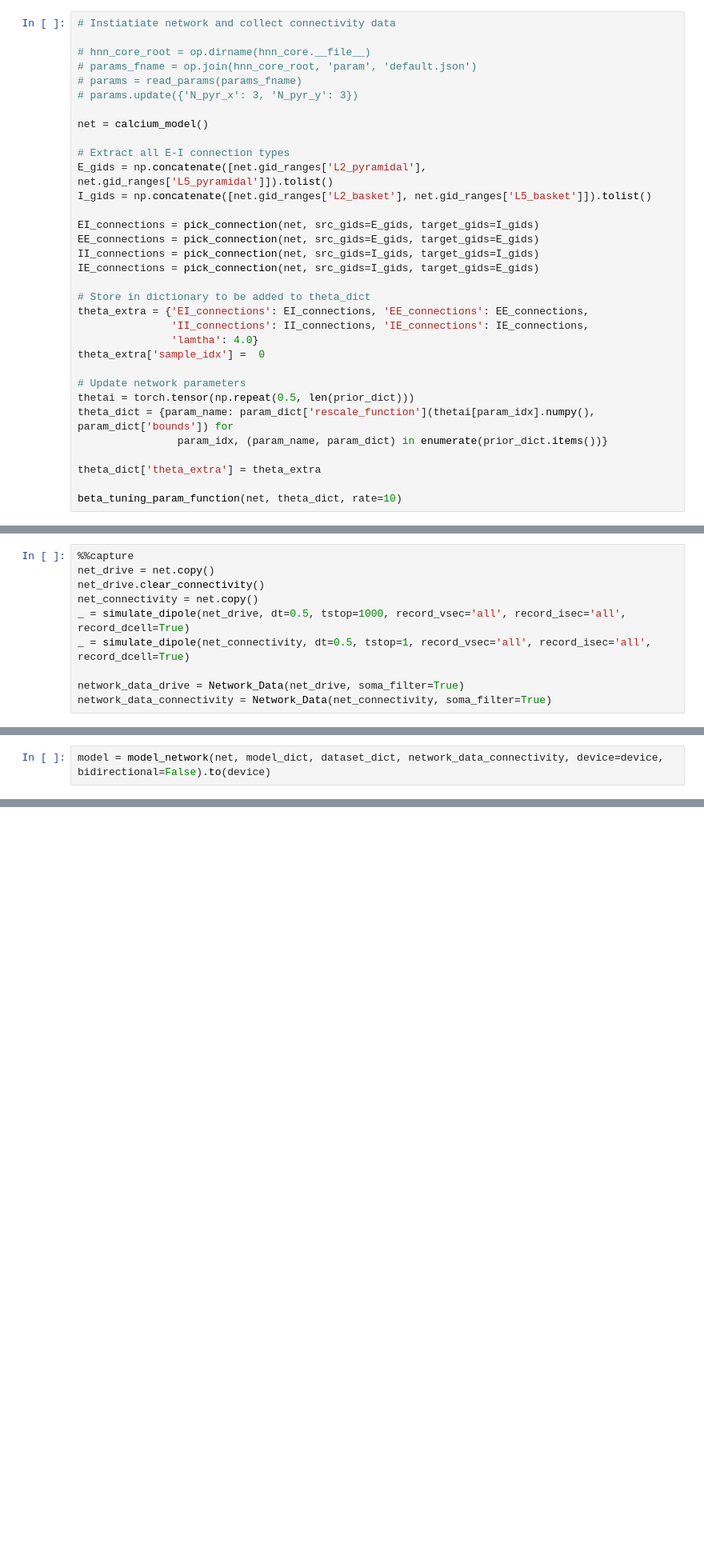
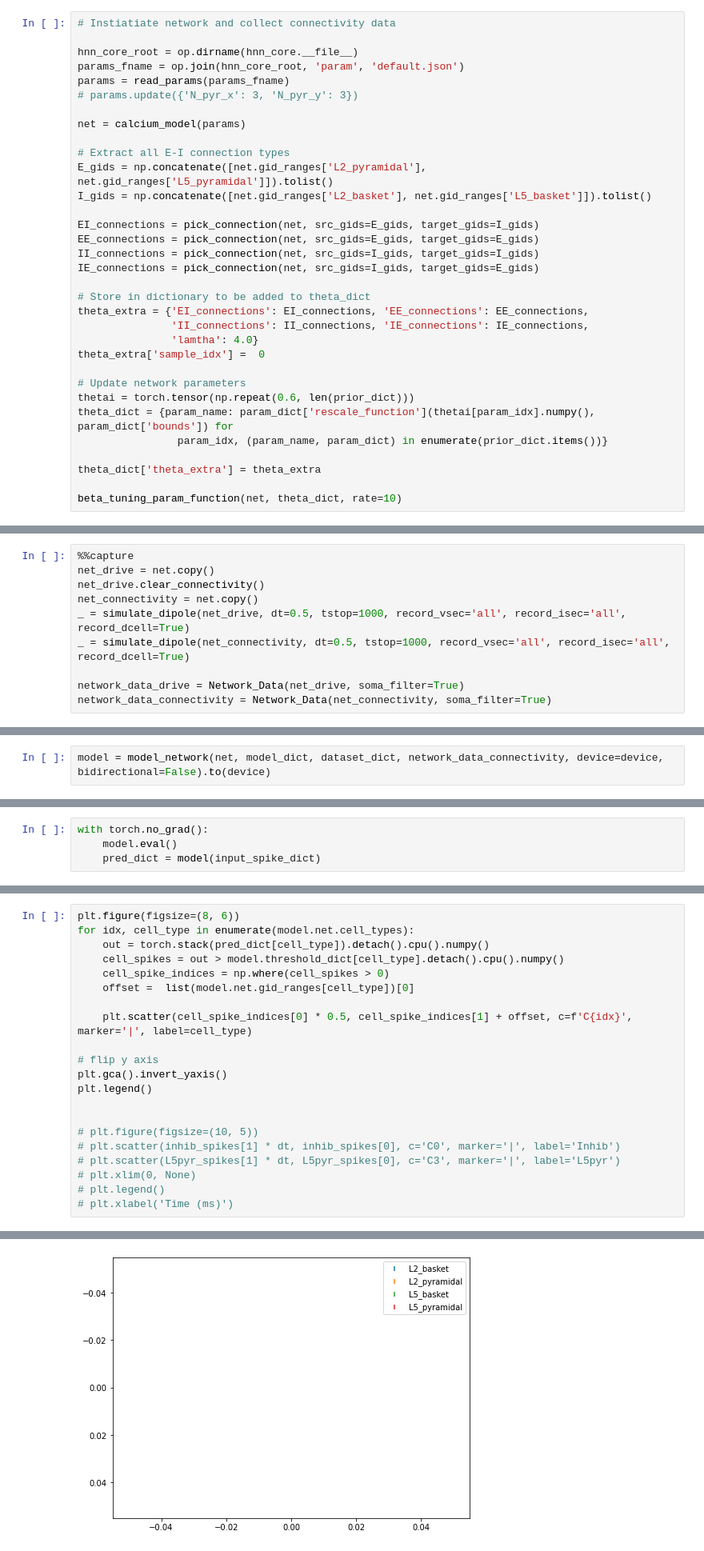
Before and after one commit to ntolley/bayesian_surrogates, a Jupyter notebook: surrogate_network.ipynb, the cells around one changed output, grey strips where cells are left out. Shown at 80% size. Cells and saved outputs as stored; diff of their text form; blank space fills up the shorter version.

```diff
--- a/surrogate_network.ipynb
+++ b/surrogate_network.ipynb
@@ -44,12 +45,12 @@ prior = UniformPrior(parameters=list(prior_dict.keys()))
 # %%
 # Instiatiate network and collect connectivity data
 
-# hnn_core_root = op.dirname(hnn_core.__file__)
-# params_fname = op.join(hnn_core_root, 'param', 'default.json')
-# params = read_params(params_fname)
+hnn_core_root = op.dirname(hnn_core.__file__)
+params_fname = op.join(hnn_core_root, 'param', 'default.json')
+params = read_params(params_fname)
 # params.update({'N_pyr_x': 3, 'N_pyr_y': 3})
 
-net = calcium_model()
+net = calcium_model(params)
 
 # Extract all E-I connection types
 E_gids = np.concatenate([net.gid_ranges['L2_pyramidal'], net.gid_ranges['L5_pyramidal']]).tolist()
@@ -67,7 +68,7 @@ theta_extra = {'EI_connections': EI_connections, 'EE_connections': EE_connection
 theta_extra['sample_idx'] =  0
 
 # Update network parameters
-thetai = torch.tensor(np.repeat(0.5, len(prior_dict)))
+thetai = torch.tensor(np.repeat(0.6, len(prior_dict)))
 theta_dict = {param_name: param_dict['rescale_function'](thetai[param_idx].numpy(), param_dict['bounds']) for
                 param_idx, (param_name, param_dict) in enumerate(prior_dict.items())}
 
@@ -80,7 +89,7 @@ net_drive = net.copy()
 net_drive.clear_connectivity()
 net_connectivity = net.copy()
 _ = simulate_dipole(net_drive, dt=0.5, tstop=1000, record_vsec='all', record_isec='all', record_dcell=True)
-_ = simulate_dipole(net_connectivity, dt=0.5, tstop=1, record_vsec='all', record_isec='all', record_dcell=True)
+_ = simulate_dipole(net_connectivity, dt=0.5, tstop=1000, record_vsec='all', record_isec='all', record_dcell=True)
 
 network_data_drive = Network_Data(net_drive, soma_filter=True)
 network_data_connectivity = Network_Data(net_connectivity, soma_filter=True)
@@ -198,0 +219,4 @@ torch.Size([35, 3, 775])
+# %%
+with torch.no_grad():
+    model.eval()
+    pred_dict = model(input_spike_dict)
@@ -198,0 +254,22 @@ torch.Size([35, 3, 775])
+# %%
+plt.figure(figsize=(8, 6))
+for idx, cell_type in enumerate(model.net.cell_types):
+    out = torch.stack(pred_dict[cell_type]).detach().cpu().numpy()
+    cell_spikes = out > model.threshold_dict[cell_type].detach().cpu().numpy()
+    cell_spike_indices = np.where(cell_spikes > 0)
+    offset =  list(model.net.gid_ranges[cell_type])[0]
+
+    plt.scatter(cell_spike_indices[0] * 0.5, cell_spike_indices[1] + offset, c=f'C{idx}', marker='|', label=cell_type)
+
+# flip y axis
+plt.gca().invert_yaxis()
+plt.legend()
+
+
+# plt.figure(figsize=(10, 5))
+# plt.scatter(inhib_spikes[1] * dt, inhib_spikes[0], c='C0', marker='|', label='Inhib')
+# plt.scatter(L5pyr_spikes[1] * dt, L5pyr_spikes[0], c='C3', marker='|', label='L5pyr')
+# plt.xlim(0, None)
+# plt.legend()
+# plt.xlabel('Time (ms)')
+# %% [output]
@@ -198,0 +277 @@ torch.Size([35, 3, 775])
+[figure, added]
```
Also changed, not shown: parts of 16 cells of this notebook, 14 other files.
